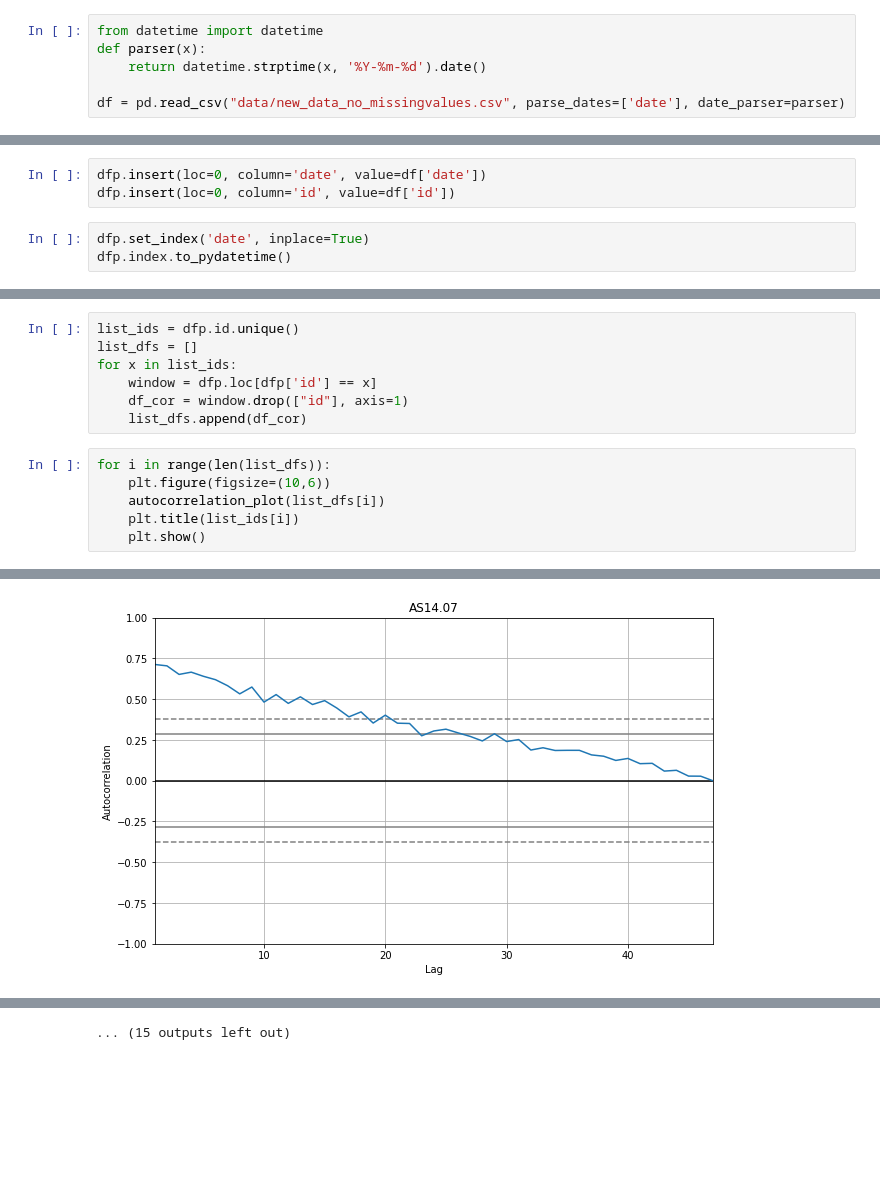
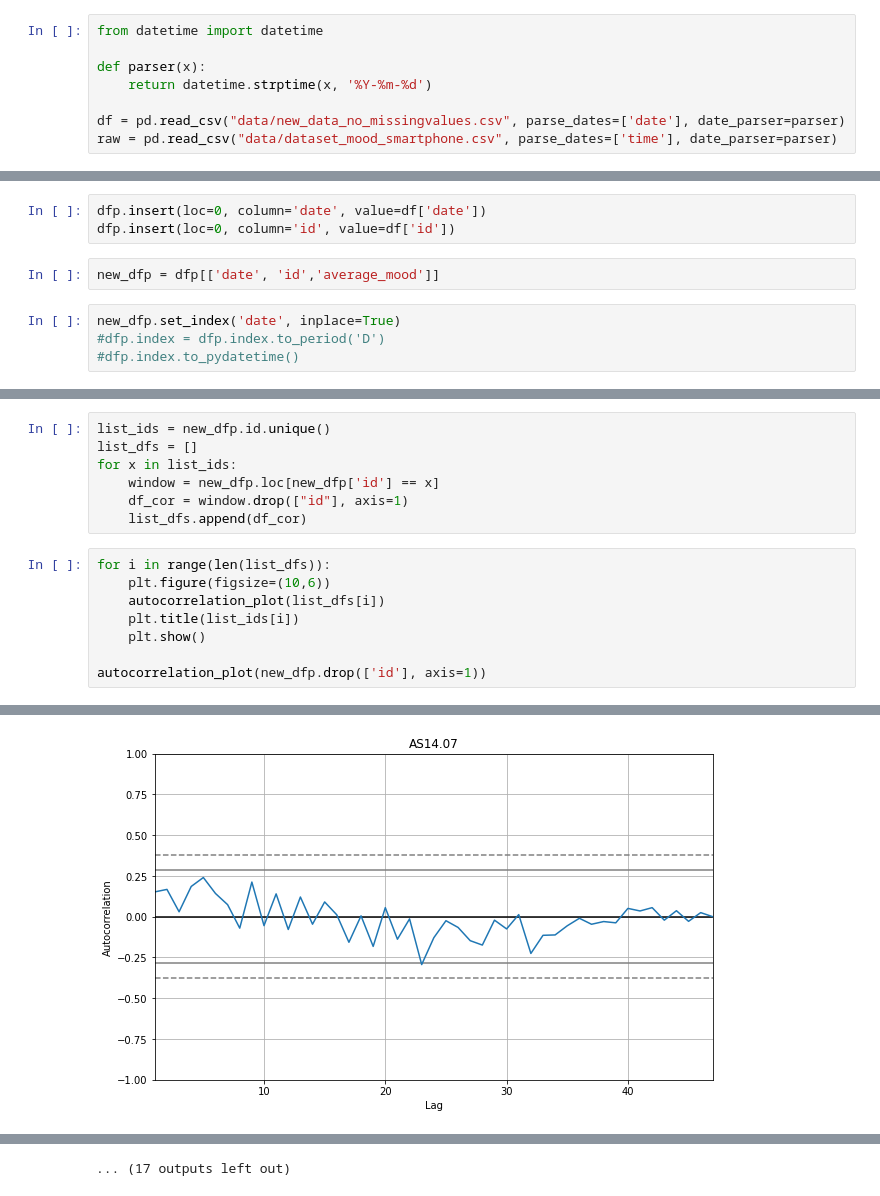
Before and after one commit to Blastorios/DMT, a Jupyter notebook: src/ARIMA.ipynb, the cells around one changed output, grey strips where cells are left out. Drawn from its saved outputs; the diff is of its cells as text; blank space fills up the shorter version.

```diff
--- a/src/ARIMA.ipynb
+++ b/src/ARIMA.ipynb
@@ -11,6 +14,8 @@ from statsmodels.tsa.arima.model import ARIMA
 # %%
 from datetime import datetime
+
 def parser(x):
-	return datetime.strptime(x, '%Y-%m-%d').date()
+	return datetime.strptime(x, '%Y-%m-%d')
 
 df = pd.read_csv("data/new_data_no_missingvalues.csv", parse_dates=['date'], date_parser=parser)
+raw = pd.read_csv("data/dataset_mood_smartphone.csv", parse_dates=['time'], date_parser=parser)
@@ -38,6 +46,9 @@ dfp = minmax_scaling(dfp, columns=dfp.columns)
 # %%
 dfp.insert(loc=0, column='date', value=df['date'])
 dfp.insert(loc=0, column='id', value=df['id'])
+# %%
+new_dfp = dfp[['date', 'id','average_mood']]
 # %%
-dfp.set_index('date', inplace=True)
-dfp.index.to_pydatetime()
+new_dfp.set_index('date', inplace=True)
+#dfp.index = dfp.index.to_period('D')
+#dfp.index.to_pydatetime()
@@ -61,8 +74,8 @@ dfp.index.to_pydatetime()
 # %%
-list_ids = dfp.id.unique()
+list_ids = new_dfp.id.unique()
 list_dfs = []
 for x in list_ids:
-    window = dfp.loc[dfp['id'] == x]
+    window = new_dfp.loc[new_dfp['id'] == x]
     df_cor = window.drop(["id"], axis=1)
     list_dfs.append(df_cor)
 # %%
@@ -71,4 +84,6 @@ for i in range(len(list_dfs)):
     autocorrelation_plot(list_dfs[i])
     plt.title(list_ids[i])
     plt.show()
+
+autocorrelation_plot(new_dfp.drop(['id'], axis=1))
 # %% [output]
@@ -80 +95 @@ for i in range(len(list_dfs)):
-[figure, old version]
+[figure, new version]
@@ -87 +102 @@ for i in range(len(list_dfs)):
-... (15 outputs left out)
+... (17 outputs left out)
```
Also changed, not shown: parts of 14 cells of this notebook, 10 other files.
